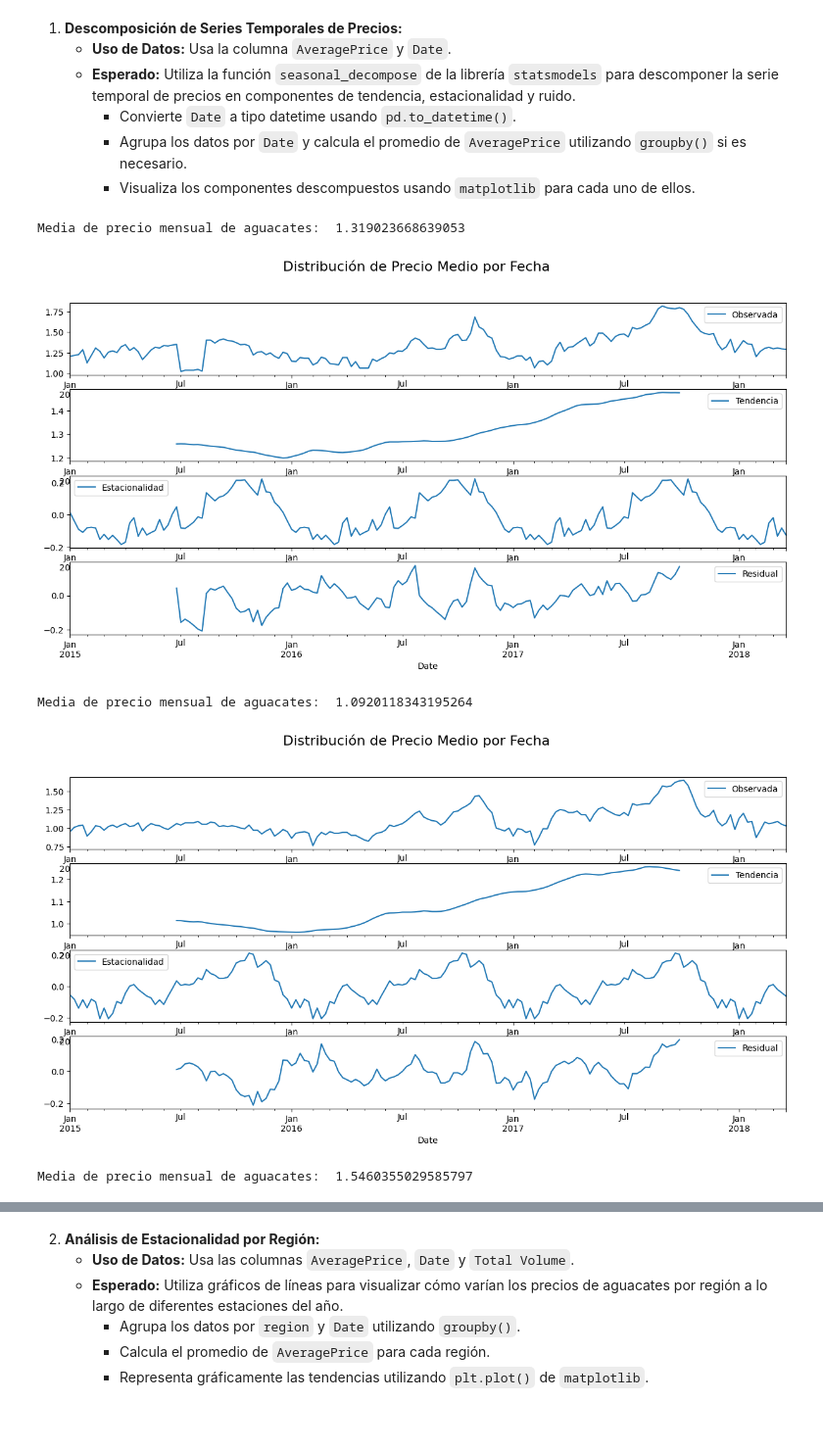
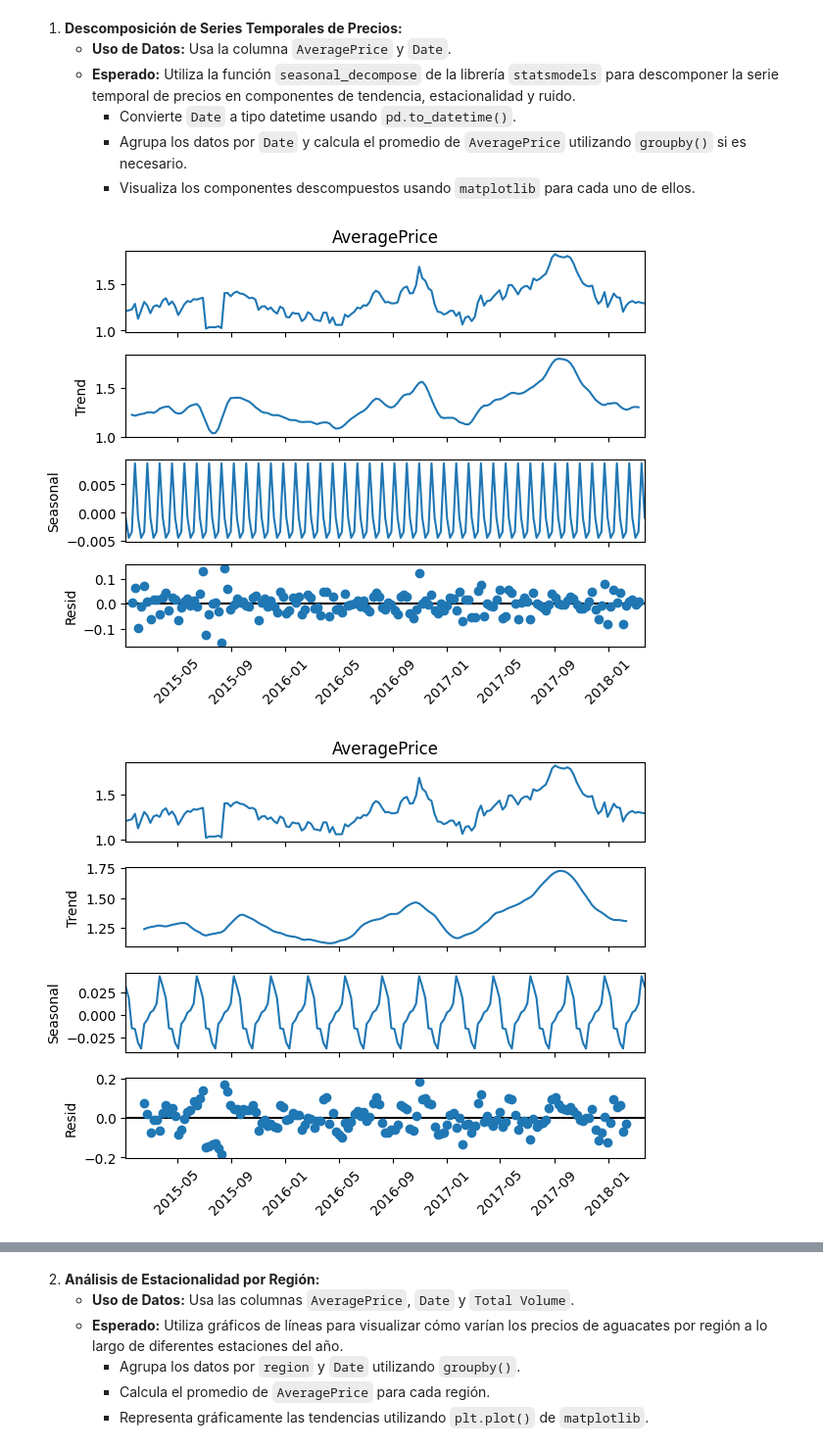
Before and after one commit to germanztz/data-science-uoc-avocado, a Jupyter notebook: german.ipynb, the cells around one changed output, grey strips where cells are left out. Shown at 98% size. Cells and saved outputs as stored; diff of their text form; code cells hidden in the pictures; blank space fills up the shorter version.

```diff
--- a/german.ipynb
+++ b/german.ipynb
@@ -119,12 +127,15 @@ memory usage: 1.9+ MB
 | std | 15.481045 | NaN | 0.402677 | 3.453545e+06 | 1.264989e+06 | 1.204120e+06 | 1.074641e+05 | ... |
 # %%
 print("Observación importante! Existen datasets solapados que alteran los análisis, Separamos los datos por tipo de region")
+
+avocado['Missing Volume'] = avocado['Total Volume'] - avocado['Small Volume'] - avocado['Large Volume'] - avocado['XLarge Volume']
+avocado['Missing Bags'] = (avocado['Total Bags'] - avocado['Small Bags'] - avocado['Large Bags'] - avocado['XLarge Bags']).astype(int)
+
 
 avocado['region_type'] = 'local_region'
 avocado.loc[avocado.region == 'TotalUS', 'region_type'] = 'wide_region'
 group = ['West', 'California', 'SouthCentral', 'Northeast', 'Southeast', 'GreatLakes', 'Midsouth', 'Plains']
 avocado.loc[avocado.region.isin(group), 'region_type'] = 'middle_region'
-
 avocado.groupby('region_type')['region'].count()
 
 avo_local = avocado.loc[avocado.region_type == 'local_region']
@@ -145,35 +173,35 @@ Observación importante! Existen datasets solapados que alteran los análisis, S
 # %%
 
 def seasonal_decompose(df, period=20):
 
     #     - Agrupa los datos por `Date` y calcula el promedio de `AveragePrice` utilizando `groupby()` si es necesario.
     monthly_mean = df.groupby(df.Date)["AveragePrice"].mean()
 
     #     - Visualiza los componentes descompuestos usando `matplotlib` para cada uno de ellos.
 
-    global_mean = df[["AveragePrice"]].mean().iloc[0]
-    print("Media de precio mensual de aguacates: ",global_mean)
+    # global_mean = df[["AveragePrice"]].mean().iloc[0]
+    # print("Media de precio mensual de aguacates: ",global_mean)
 
     decompose = sm.tsa.seasonal_decompose(monthly_mean, model="additive", period=period)
+    fig = decompose.plot()
+    # fig, axes = plt.subplots(4, 1, figsize=(15, 7))
+    plt.figsize=(15, 7)
+    plt.tick_params(axis='x', rotation=45)
 
-    fig, axes = plt.subplots(4, 1, figsize=(15, 7))
-
-    fig.suptitle('Distribución de Precio Medio por Fecha', fontsize=16)
-    decompose.observed.plot(ax=axes[0], legend=True, label="Observada")
-    decompose.trend.plot(ax=axes[1 ], legend=True, label="Tendencia")
-    decompose.seasonal.plot(ax=axes[2], legend=True, label="Estacionalidad")
-    decompose.resid.plot(ax=axes[3], legend=True, label="Residual")
+    # fig.suptitle('Distribución de Precio Medio por Fecha', fontsize=16)
+    # decompose.observed.plot(ax=axes[0], legend=True, label="Observada")
+    # decompose.trend.plot(ax=axes[1 ], legend=True, label="Tendencia")
+    # decompose.seasonal.plot(ax=axes[2], legend=True, label="Estacionalidad")
+    # decompose.resid.plot(ax=axes[3], legend=True, label="Residual")
 
     plt.show()
 
-seasonal_decompose(avo_wide,50)
+seasonal_decompose(avo_wide,4)
+seasonal_decompose(avo_wide,12)
 # seasonal_decompose(avo_middle,25)
 # seasonal_decompose(avo_local,7)
-seasonal_decompose(avo_wide[avo_wide.type=='conventional'],50)
-seasonal_decompose(avo_wide[avo_wide.type=='organic'],50)
+# seasonal_decompose(avo_wide[avo_wide.type=='conventional'],50)
+# seasonal_decompose(avo_wide[avo_wide.type=='organic'],50)
 # %% [output]
-Media de precio mensual de aguacates:  1.319023668639053
-[figure, old version]
+[figure, new version]
-Media de precio mensual de aguacates:  1.0920118343195264
-[figure, old version]
+[figure, new version]
-Media de precio mensual de aguacates:  1.5460355029585797
```
Also changed, not shown: parts of 14 cells of this notebook, 2 other files.
